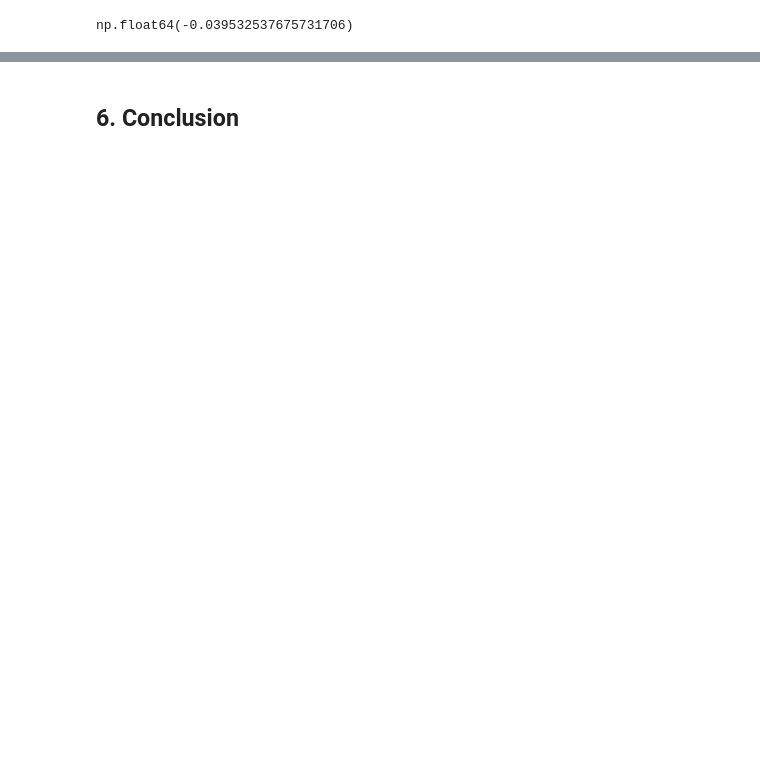
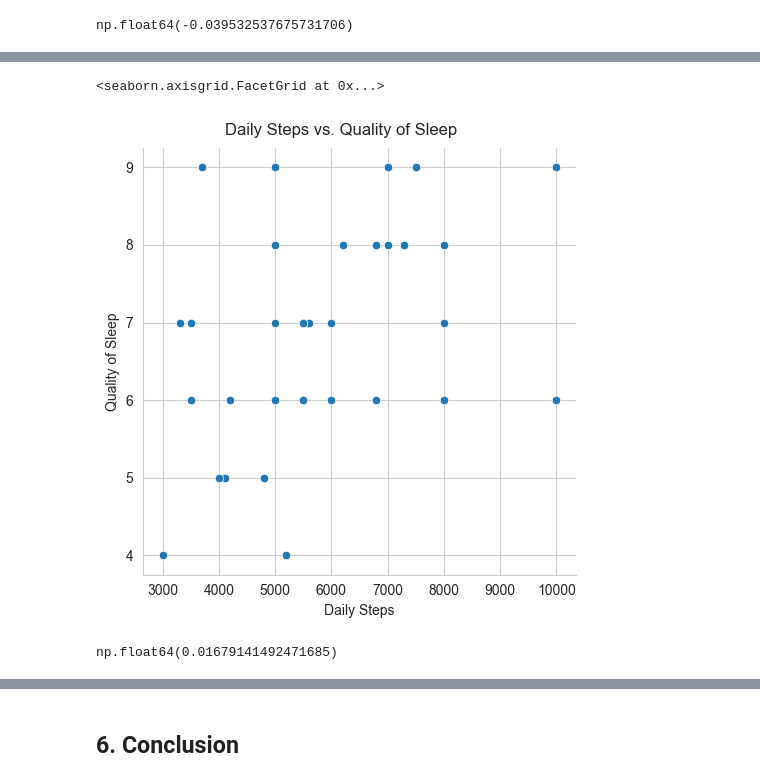
Before and after one commit to yorozc/sleep-health-lifestyle-analysis, a Jupyter notebook: notebooks/eda.ipynb, the cells around one changed output, grey strips where cells are left out. Drawn from its saved outputs; the diff is of its cells as text; code cells hidden in the pictures; blank space fills up the shorter version.

```diff
--- a/notebooks/eda.ipynb
+++ b/notebooks/eda.ipynb
@@ -197,2 +198,15 @@ np.float64(-0.039532537675731706)
 - Correlation score is -0.04 which shows that there is a very weak correlation score.
 - Graph is very scattered with no valid shape to show high correlation.
+# %%
+# Daily steps vs quality of sleep
+sns.set_style('whitegrid')
+graph2 = sns.relplot(data=df, x='Daily_Steps', y='Quality_of_Sleep', kind='scatter')
+graph2.figure.suptitle('Daily Steps vs. Quality of Sleep', y=1.02)
+graph2.set(xlabel='Daily Steps', ylabel='Quality of Sleep')
+# %% [output]
+<seaborn.axisgrid.FacetGrid at 0x...>
+[figure, added]
+# %%
+df['Daily_Steps'].corr(df['Quality_of_Sleep'])
+# %% [output]
+np.float64(0.01679141492471685)
```
Also changed, not shown: parts of 12 cells of this notebook.
